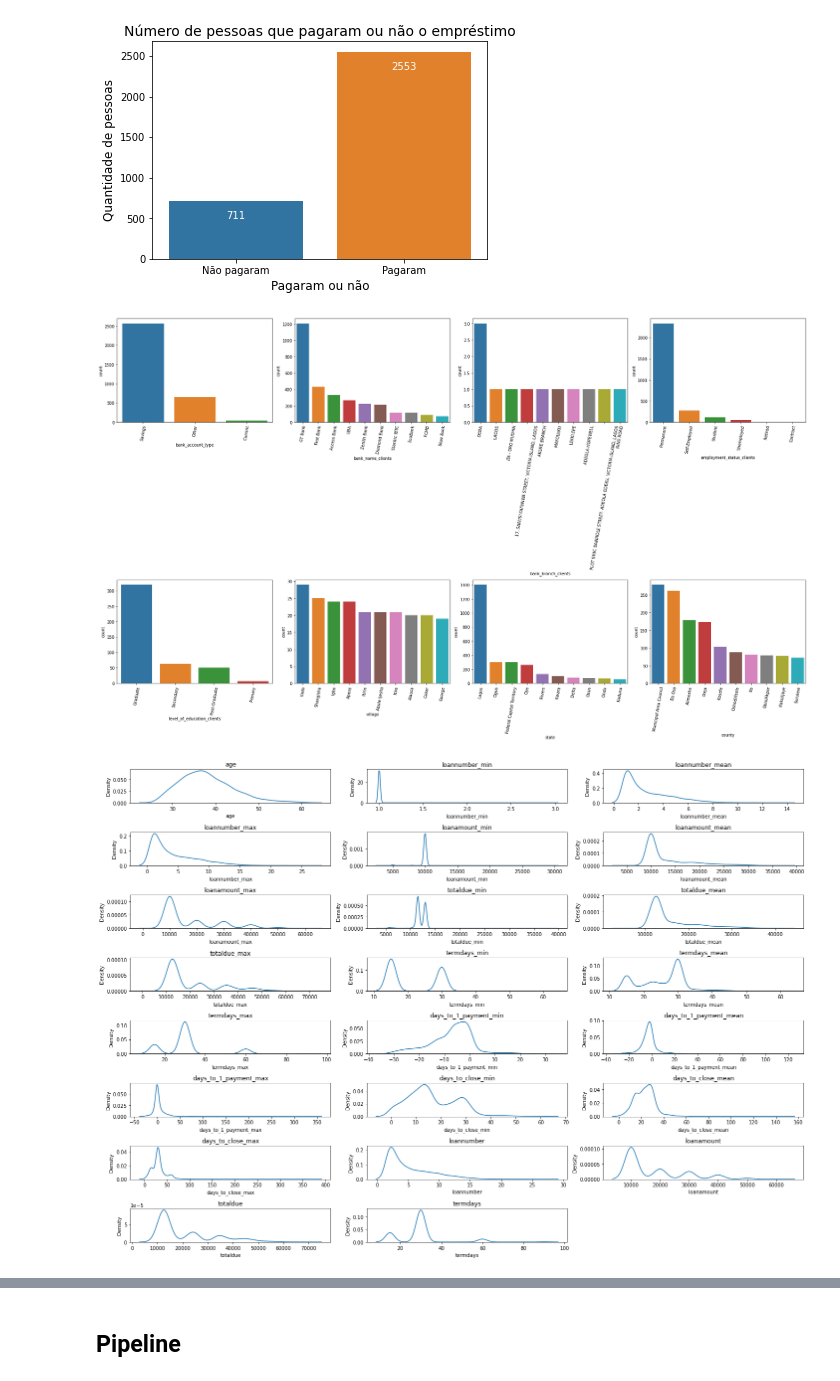
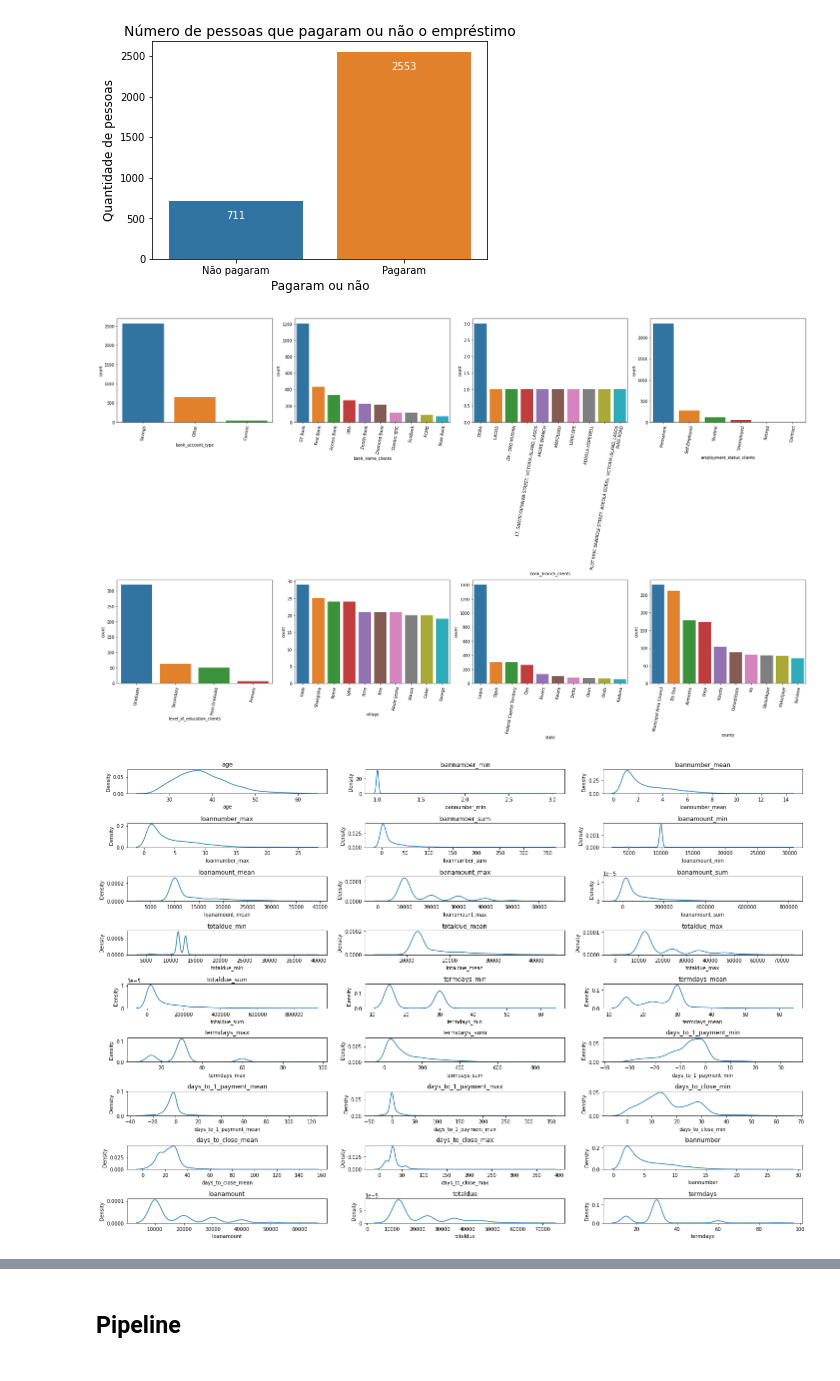
Before and after one commit to xandeea/Loan-Default-Prediction-Nigeria, a Jupyter notebook: Loan_Default_Prediction.ipynb, the cells around one changed output, grey strips where cells are left out. Saved outputs shown, nothing was run; the diff lists cells and outputs as text; code cells hidden in the pictures.

```diff
--- a/Loan_Default_Prediction.ipynb
+++ b/Loan_Default_Prediction.ipynb
@@ -155,7 +155,7 @@ df_train_prevloans['days_to_close'] = df_train_prevloans['closeddate'] - df_trai
 df_train_prevloans = df_train_prevloans.drop(['approveddate','creationdate','closeddate','firstduedate', 'firstrepaiddate'], axis=1)
 # %%
 # agrupando as colunas numéricas por id, pegando valor mínimo, máximo e médio e colocando essas informações em um novo dataset
-df_train_prevloans_agg = df_train_prevloans.groupby('customerid')[['loannumber','loanamount','totaldue','termdays', 'days_to_1_payment', 'days_to_close']].agg(['min','mean','max'])
+df_train_prevloans_agg = df_train_prevloans.groupby('customerid')[['loannumber','loanamount','totaldue','termdays', 'days_to_1_payment', 'days_to_close']].agg(['min','mean','max','sum'])
 df_train_prevloans_agg.columns = ['_'.join(col) if type(col) is tuple else col for col in df_train_prevloans_agg.columns.values]
 # %%
 # visualizando o novo dataset criado
@@ -247,27 +249,28 @@ for variable, subplot in zip(categorical, ax.flatten()):
         label.set_rotation(80)
 plt.tight_layout()
 # %% [output]
-[figure, old version]
+[figure, new version]
 # %%
 numeric = ['age', 'loannumber_min', 'loannumber_mean', 'loannumber_max',
-       'loanamount_min', 'loanamount_mean', 'loanamount_max', 'totaldue_min',
-       'totaldue_mean', 'totaldue_max', 'termdays_min', 'termdays_mean',
-       'termdays_max', 'days_to_1_payment_min', 'days_to_1_payment_mean',
+       'loannumber_sum', 'loanamount_min', 'loanamount_mean', 'loanamount_max',
+       'loanamount_sum', 'totaldue_min', 'totaldue_mean', 'totaldue_max',
+       'totaldue_sum', 'termdays_min', 'termdays_mean', 'termdays_max',
+       'termdays_sum', 'days_to_1_payment_min', 'days_to_1_payment_mean',
        'days_to_1_payment_max', 'days_to_close_min', 'days_to_close_mean',
        'days_to_close_max', 'loannumber', 'loanamount', 'totaldue',
        'termdays']
 a = len(numeric)
 b = 3
 c = 1
 
 fig = plt.figure(figsize=(20,40))
 
 for i in numeric:
     plt.subplot(a, b, c)
     plt.title(i)
     plt.xlabel(i)
     sns.kdeplot(data = df, x = i)
     c = c + 1
 plt.tight_layout()
 # %% [output]
-[figure, old version]
+[figure, new version]
```
Also changed, not shown: parts of 13 cells of this notebook.
